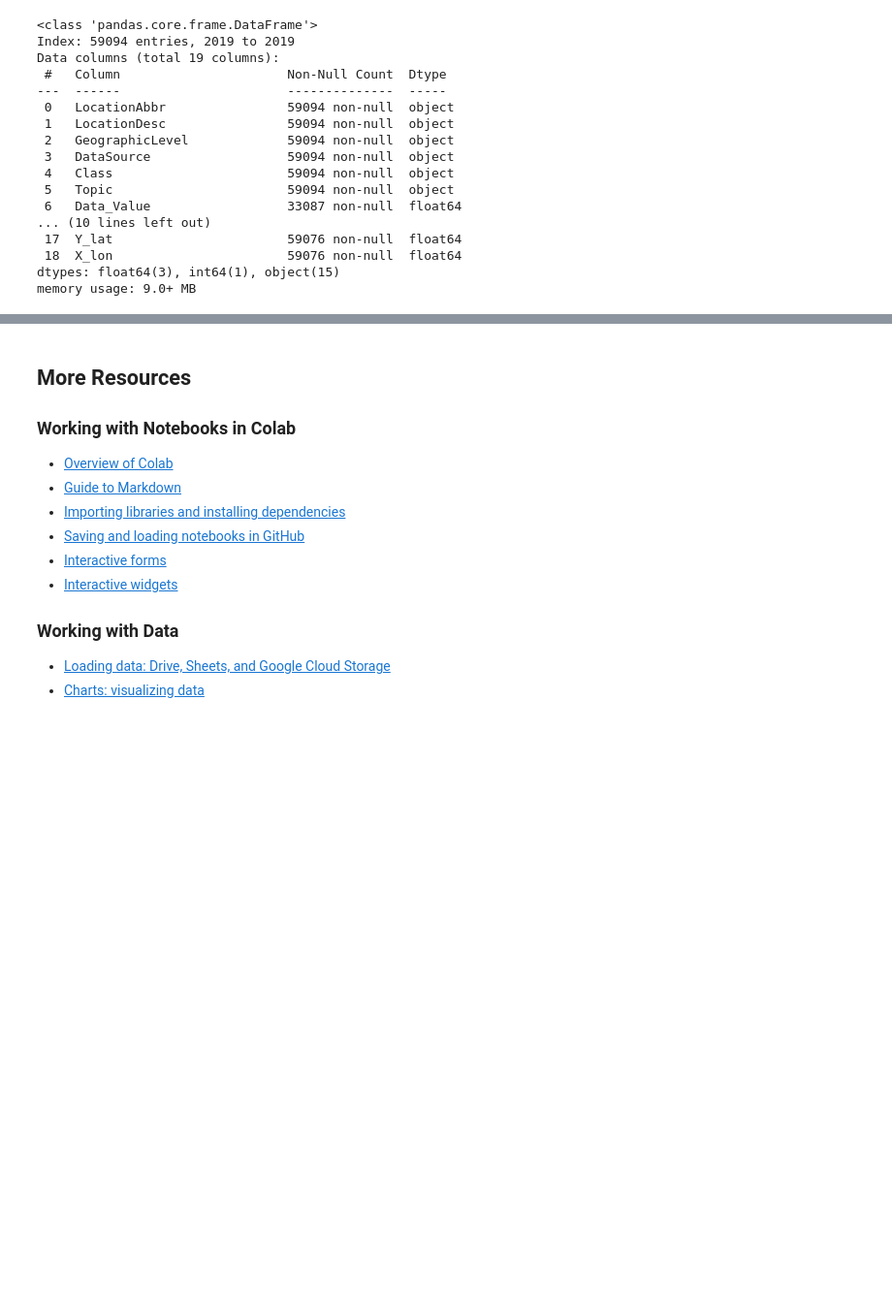
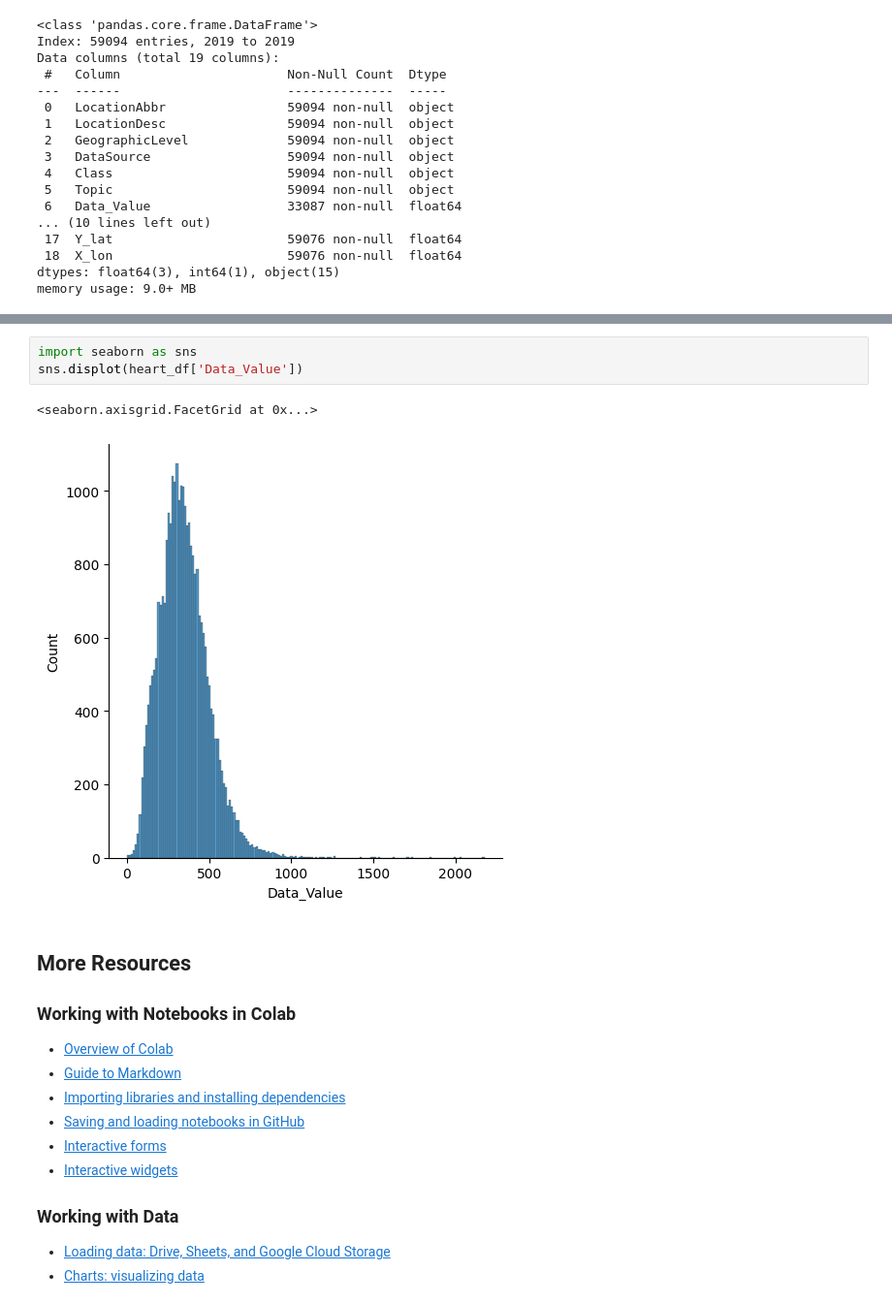
Before and after one commit to cwpan/ML2025exercise, a Jupyter notebook: ML2025excercise1.ipynb, the cells around one changed output, grey strips where cells are left out. Shown at 97% size. Drawn from its saved outputs; the diff is of its cells as text; blank space fills up the shorter version.

```diff
--- a/ML2025excercise1.ipynb
+++ b/ML2025excercise1.ipynb
@@ -204,3 +102,9 @@ To see sample Colab notebooks that demonstrate machine learning applications, se
+# %%
+import seaborn as sns
+sns.displot(heart_df['Data_Value'])
+# %% [output]
+<seaborn.axisgrid.FacetGrid at 0x...>
+[figure, added]
 # %% [markdown]
 <div class="markdown-google-sans">
 
```
Also changed, not shown: parts of 16 cells of this notebook.
